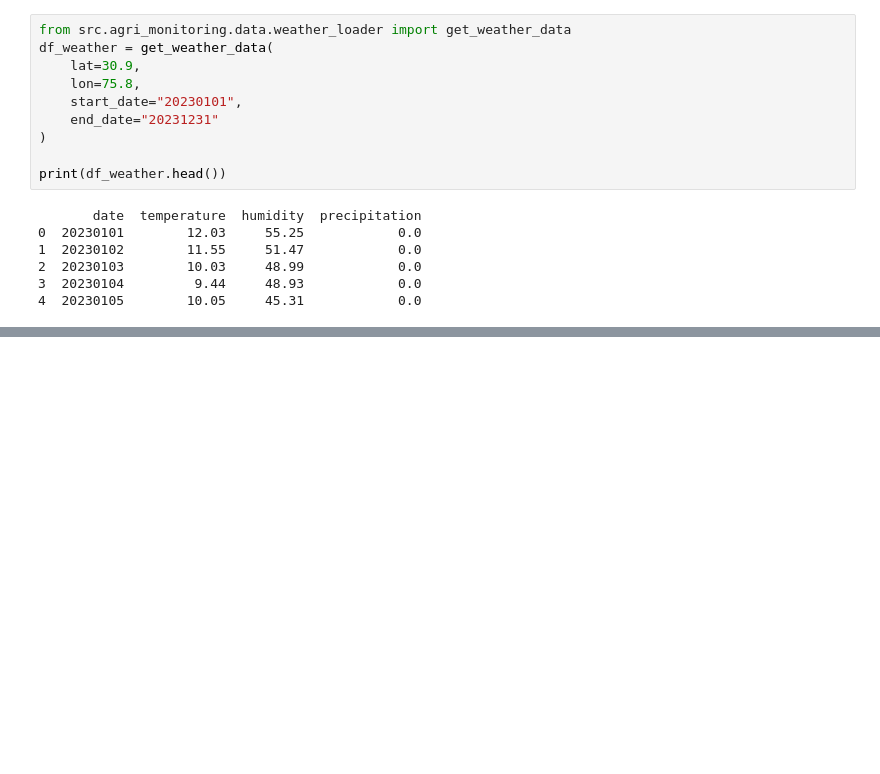
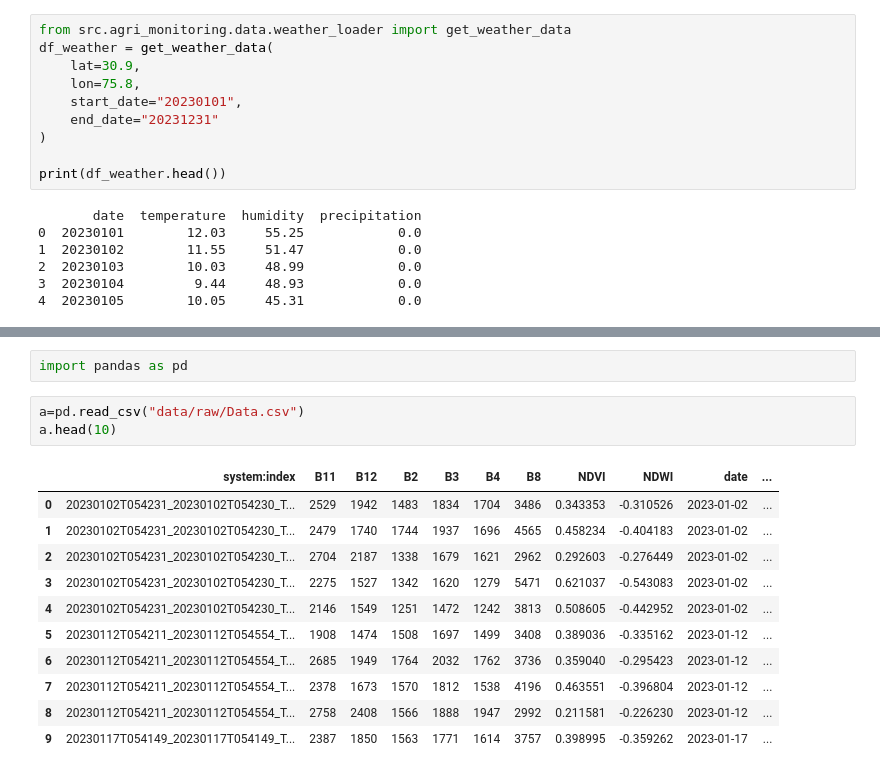
Before and after one commit to Aashu15-tech/AI-Powered-Precision-Agriculture-Monitoring-System, a Jupyter notebook: notebooks/experiments.ipynb, the cells around one changed output, grey strips where cells are left out. Drawn from its saved outputs; the diff is of its cells as text; blank space fills up the shorter version.

```diff
--- a/notebooks/experiments.ipynb
+++ b/notebooks/experiments.ipynb
@@ -47,0 +52,17 @@ print(df_weather.head())
+# %%
+import pandas as pd
+# %%
+a=pd.read_csv("data/raw/Data.csv")
+a.head(10)
+# %% [output]
+|  | system:index | B11 | B12 | B2 | B3 | B4 | B8 | NDVI | NDWI | date | ... |
+| 0 | 20230102T054231_20230102T054230_T... | 2529 | 1942 | 1483 | 1834 | 1704 | 3486 | 0.343353 | -0.310526 | 2023-01-02 | ... |
+| 1 | 20230102T054231_20230102T054230_T... | 2479 | 1740 | 1744 | 1937 | 1696 | 4565 | 0.458234 | -0.404183 | 2023-01-02 | ... |
+| 2 | 20230102T054231_20230102T054230_T... | 2704 | 2187 | 1338 | 1679 | 1621 | 2962 | 0.292603 | -0.276449 | 2023-01-02 | ... |
+| 3 | 20230102T054231_20230102T054230_T... | 2275 | 1527 | 1342 | 1620 | 1279 | 5471 | 0.621037 | -0.543083 | 2023-01-02 | ... |
+| 4 | 20230102T054231_20230102T054230_T... | 2146 | 1549 | 1251 | 1472 | 1242 | 3813 | 0.508605 | -0.442952 | 2023-01-02 | ... |
+| 5 | 20230112T054211_20230112T054554_T... | 1908 | 1474 | 1508 | 1697 | 1499 | 3408 | 0.389036 | -0.335162 | 2023-01-12 | ... |
+| 6 | 20230112T054211_20230112T054554_T... | 2685 | 1949 | 1764 | 2032 | 1762 | 3736 | 0.359040 | -0.295423 | 2023-01-12 | ... |
+| 7 | 20230112T054211_20230112T054554_T... | 2378 | 1673 | 1570 | 1812 | 1538 | 4196 | 0.463551 | -0.396804 | 2023-01-12 | ... |
+| 8 | 20230112T054211_20230112T054554_T... | 2758 | 2408 | 1566 | 1888 | 1947 | 2992 | 0.211581 | -0.226230 | 2023-01-12 | ... |
+| 9 | 20230117T054149_20230117T054149_T... | 2387 | 1850 | 1563 | 1771 | 1614 | 3757 | 0.398995 | -0.359262 | 2023-01-17 | ... |
```
Also changed, not shown: parts of 2 cells of this notebook, 26 other files.
